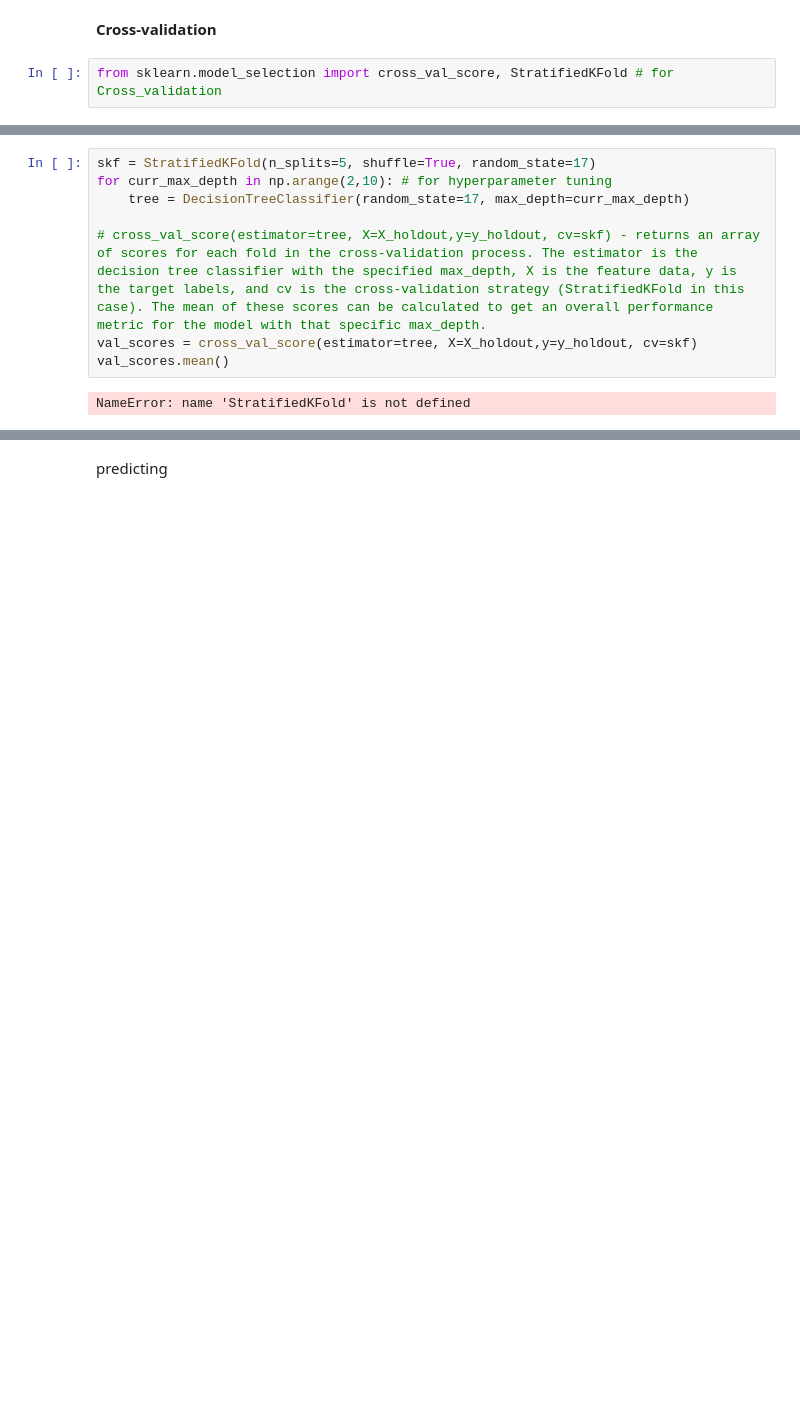
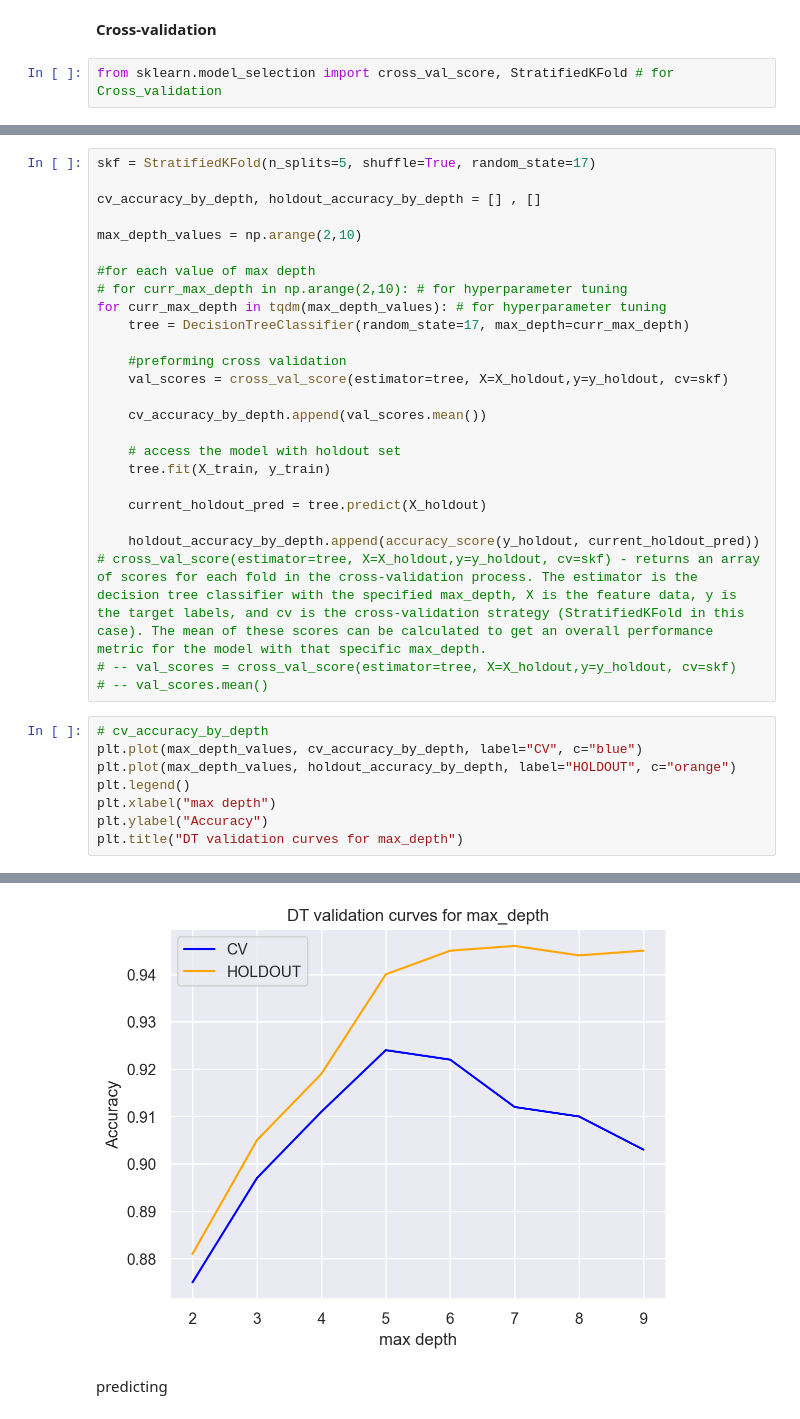
Before and after one commit to rahulrajesh131999/ai-ml-dl-journey, a Jupyter notebook: topic3/Classification, Decision Trees and k Nearest Neighbors.ipynb, the cells around one changed output, grey strips where cells are left out. Drawn from its saved outputs; the diff is of its cells as text; blank space fills up the shorter version.

```diff
--- a/topic3/Classification, Decision Trees and k Nearest Neighbors.ipynb
+++ b/topic3/Classification, Decision Trees and k Nearest Neighbors.ipynb
@@ -194,10 +198,35 @@ from sklearn.model_selection import cross_val_score, StratifiedKFold # for Cross
 # %%
 skf = StratifiedKFold(n_splits=5, shuffle=True, random_state=17)
-for curr_max_depth in np.arange(2,10): # for hyperparameter tuning
+
+cv_accuracy_by_depth, holdout_accuracy_by_depth = [] , []
+
+max_depth_values = np.arange(2,10)
+
+#for each value of max depth
+# for curr_max_depth in np.arange(2,10): # for hyperparameter tuning
+for curr_max_depth in tqdm(max_depth_values): # for hyperparameter tuning
     tree = DecisionTreeClassifier(random_state=17, max_depth=curr_max_depth)
 
+    #preforming cross validation
+    val_scores = cross_val_score(estimator=tree, X=X_holdout,y=y_holdout, cv=skf)
+
+    cv_accuracy_by_depth.append(val_scores.mean())
+
+    # access the model with holdout set
+    tree.fit(X_train, y_train)
+
+    current_holdout_pred = tree.predict(X_holdout)
+
+    holdout_accuracy_by_depth.append(accuracy_score(y_holdout, current_holdout_pred))
 # cross_val_score(estimator=tree, X=X_holdout,y=y_holdout, cv=skf) - returns an array of scores for each fold in the cross-validation process. The estimator is the decision tree classifier with the specified max_depth, X is the feature data, y is the target labels, and cv is the cross-validation strategy (StratifiedKFold in this case). The mean of these scores can be calculated to get an overall performance metric for the model with that specific max_depth.
-val_scores = cross_val_score(estimator=tree, X=X_holdout,y=y_holdout, cv=skf)
-val_scores.mean()
+# -- val_scores = cross_val_score(estimator=tree, X=X_holdout,y=y_holdout, cv=skf)
+# -- val_scores.mean()
-# %% [output]
-NameError: name 'StratifiedKFold' is not defined
+# %%
+# cv_accuracy_by_depth
+plt.plot(max_depth_values, cv_accuracy_by_depth, label="CV", c="blue")
+plt.plot(max_depth_values, holdout_accuracy_by_depth, label="HOLDOUT", c="orange")
+plt.legend()
+plt.xlabel("max depth")
+plt.ylabel("Accuracy")
+plt.title("DT validation curves for max_depth")
+# %% [output]
@@ -204,3 +234,4 @@ NameError: name 'StratifiedKFold' is not defined
+[figure, added]
 # %% [markdown]
 predicting
 # %%
```
Also changed, not shown: parts of 3 cells of this notebook.
